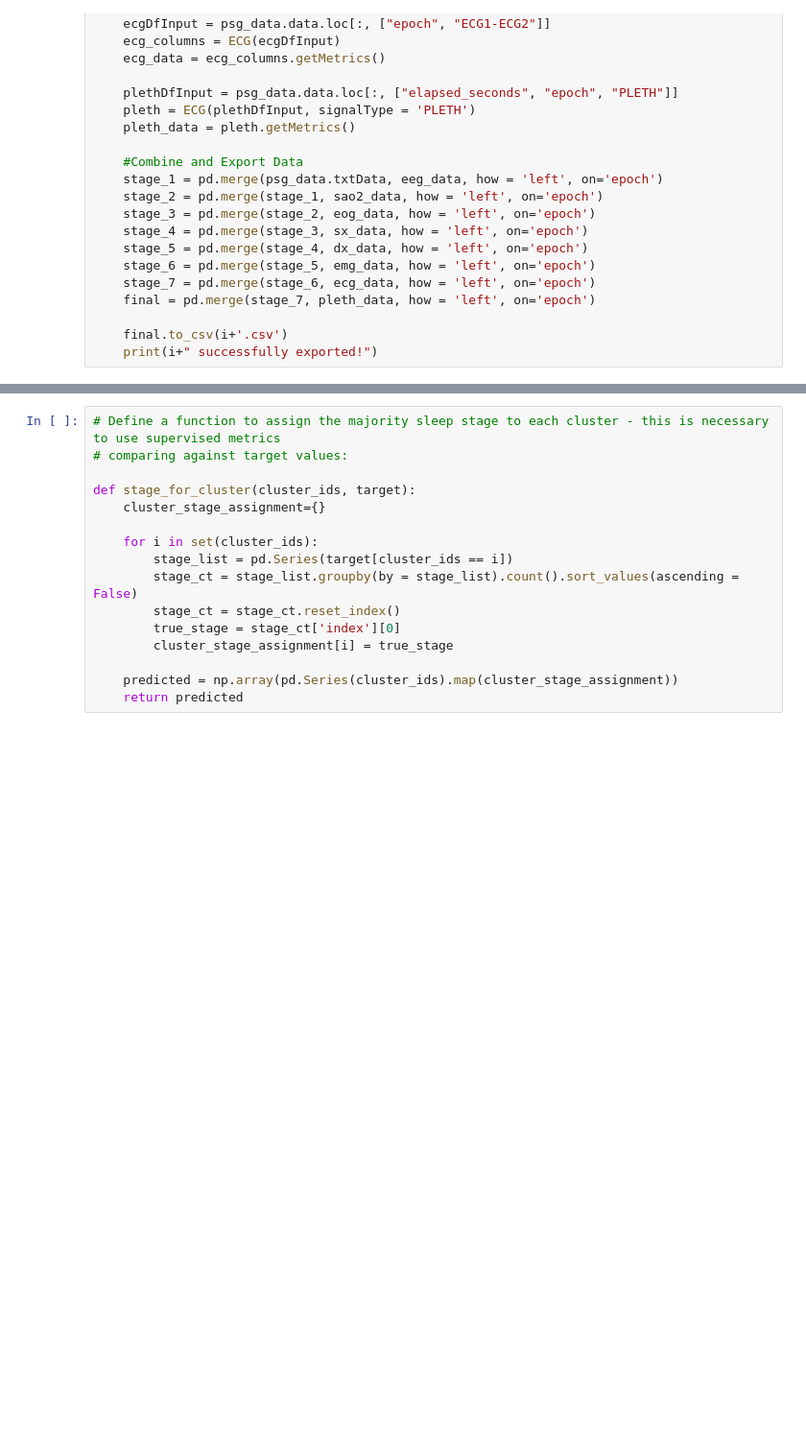
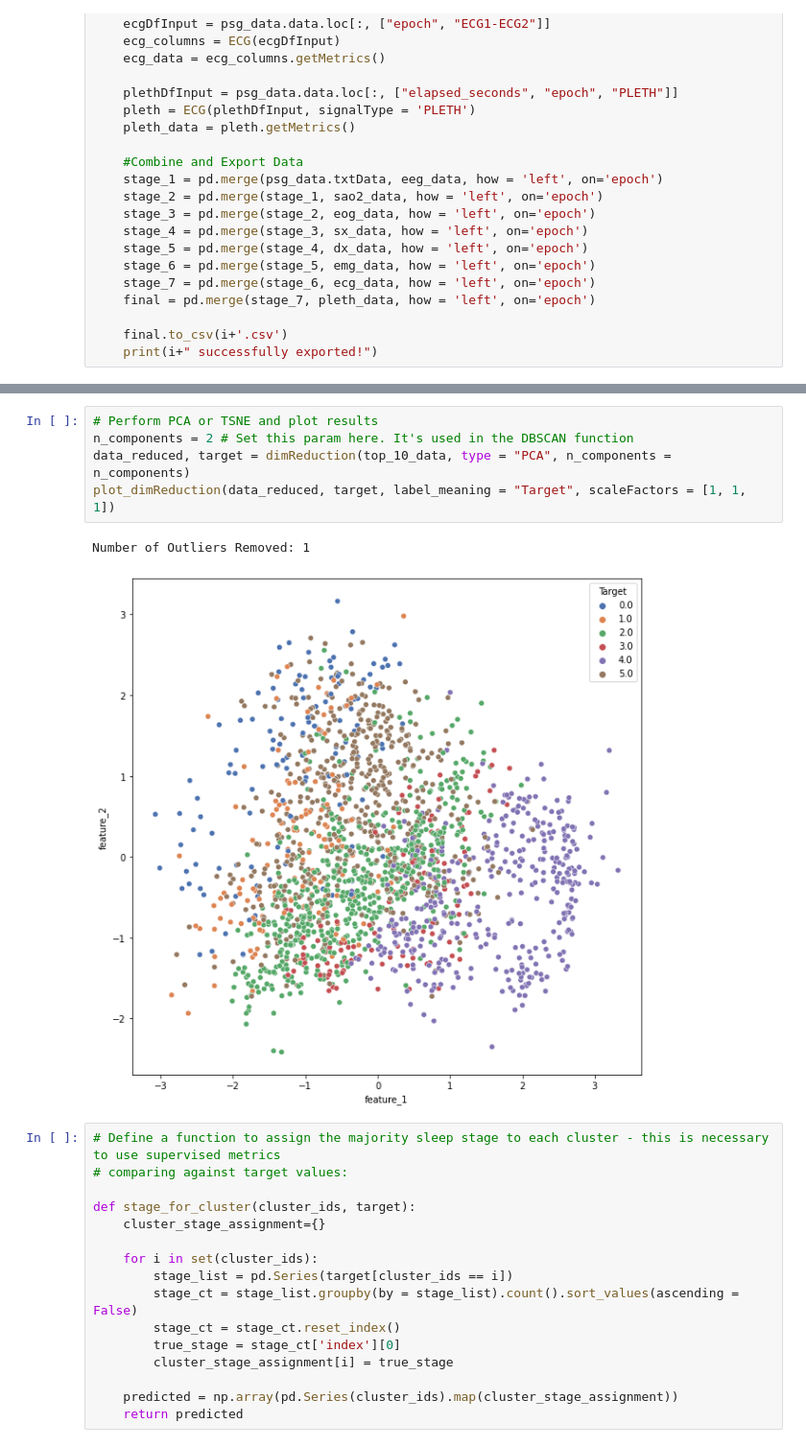
Before and after one commit to brycegsmith/psg_project, a Jupyter notebook: main2.ipynb, the cells around one changed output, grey strips where cells are left out. Shown: that part at 96% size. Saved outputs shown, nothing was run; the diff lists cells and outputs as text; blank space fills up the shorter version.

```diff
--- a/main2.ipynb
+++ b/main2.ipynb
@@ -399,3 +515,11 @@ Shape of Data: (19637, 3)
+# %%
+# Perform PCA or TSNE and plot results
+n_components = 2 # Set this param here. It's used in the DBSCAN function
+data_reduced, target = dimReduction(top_10_data, type = "PCA", n_components = n_components)
+plot_dimReduction(data_reduced, target, label_meaning = "Target", scaleFactors = [1, 1, 1])
+# %% [output]
+Number of Outliers Removed: 1
+[figure, added]
 # %%
 # Define a function to assign the majority sleep stage to each cluster - this is necessary to use supervised metrics
 # comparing against target values:
```
Also changed, not shown: parts of 13 cells of this notebook.
